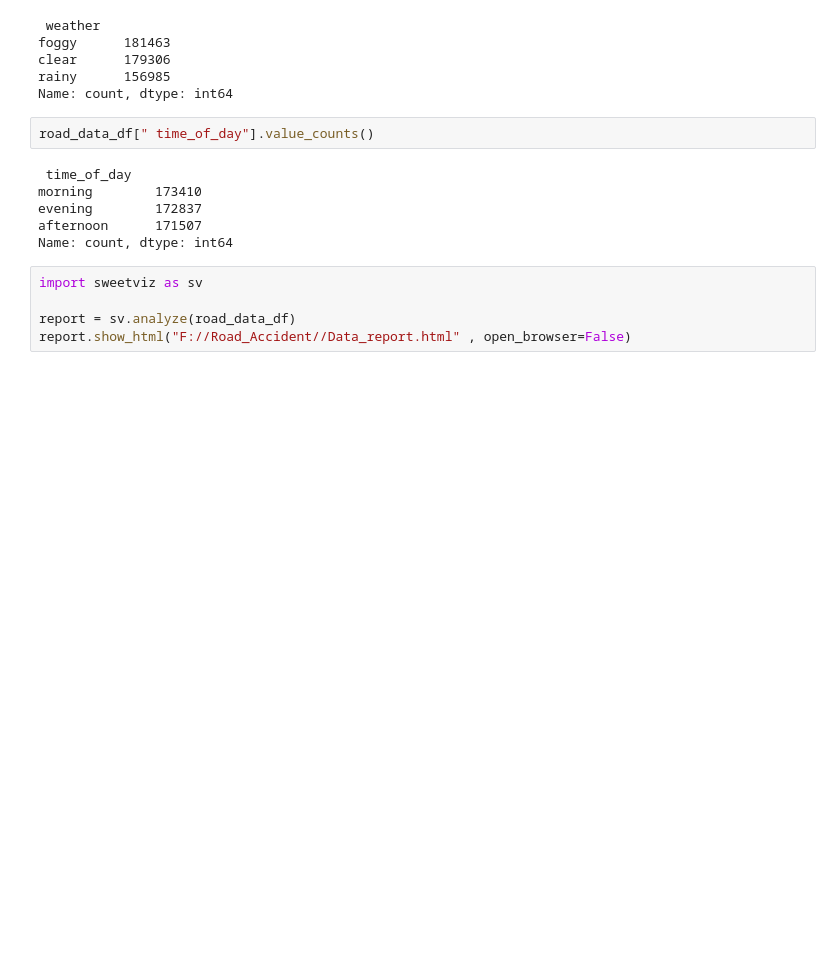
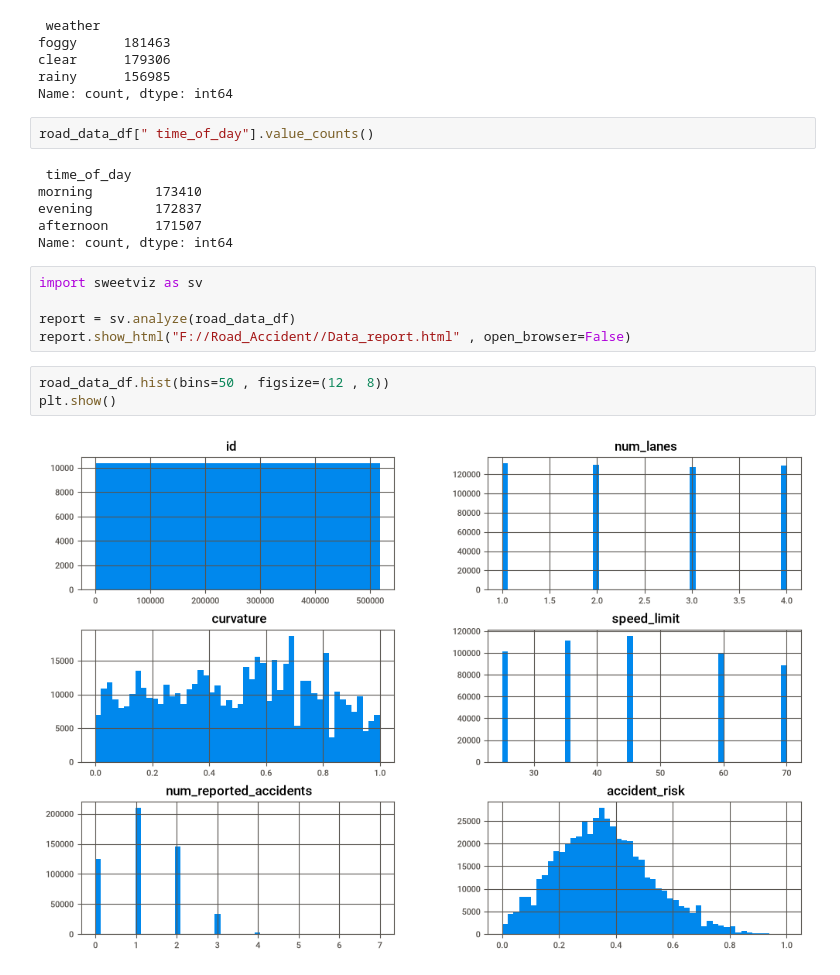
Before and after one commit to Muhammad-Awais-Tariq/Road_Accident, a Jupyter notebook: Exploration.ipynb, the cells around one changed output. Saved outputs shown, nothing was run; the diff lists cells and outputs as text; blank space fills up the shorter version.

Commit message:
added the plot and correlation matrix

```diff
--- a/Exploration.ipynb
+++ b/Exploration.ipynb
@@ -81,3 +82,8 @@ import sweetviz as sv
 
 report = sv.analyze(road_data_df)
 report.show_html("F://Road_Accident//Data_report.html" , open_browser=False)
+# %%
+road_data_df.hist(bins=50 , figsize=(12 , 8))
+plt.show()
+# %% [output]
+[figure, added]
```
Also changed, not shown: parts of 3 cells of this notebook.
